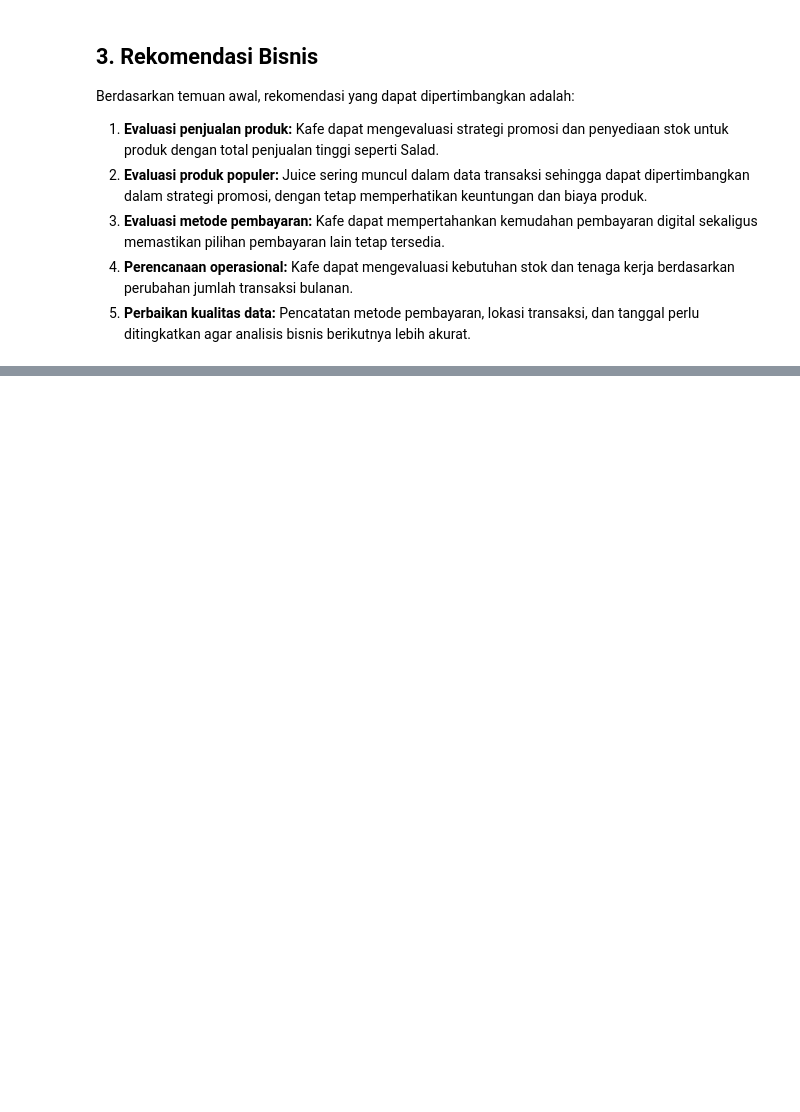
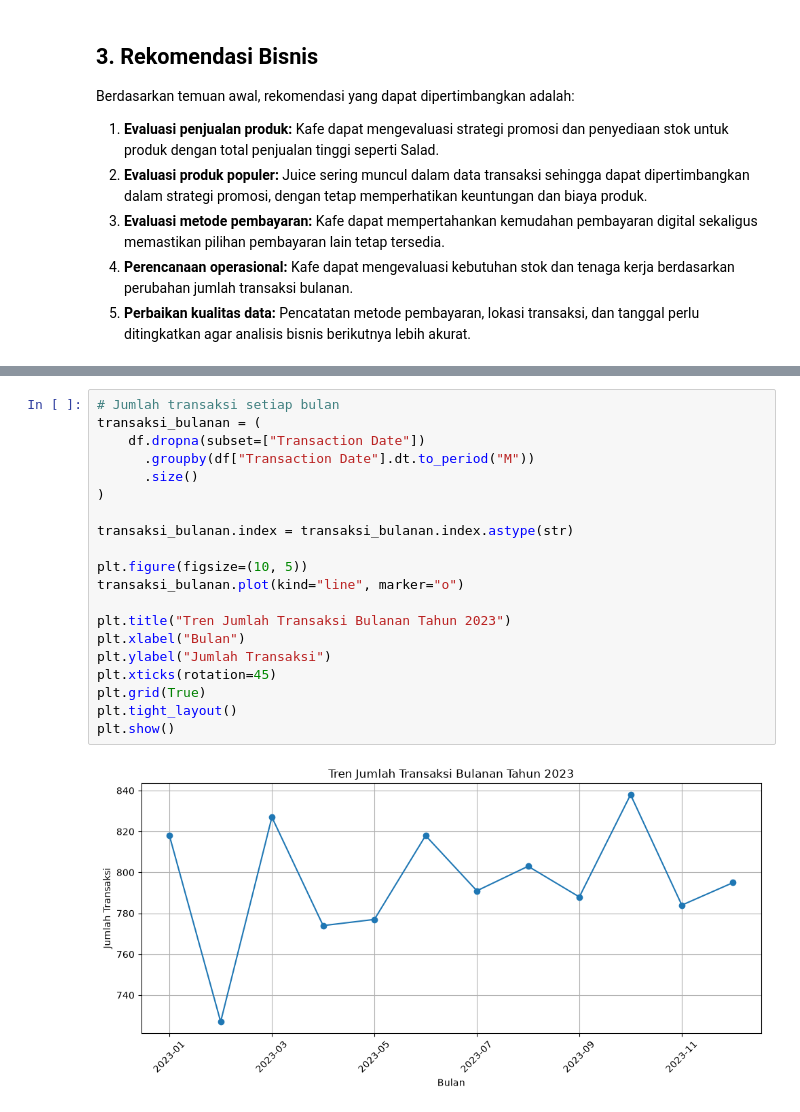
Before and after one commit to takeacigs/cafe-sales-data-analysis, a Jupyter notebook: notebooks/04_business_insights.ipynb, the cells around one changed output, grey strips where cells are left out. Saved outputs shown, nothing was run; the diff lists cells and outputs as text; blank space fills up the shorter version.

```diff
--- a/notebooks/04_business_insights.ipynb
+++ b/notebooks/04_business_insights.ipynb
@@ -62,0 +83,22 @@ Berdasarkan temuan awal, rekomendasi yang dapat dipertimbangkan adalah:
+# %%
+# Jumlah transaksi setiap bulan
+transaksi_bulanan = (
+    df.dropna(subset=["Transaction Date"])
+      .groupby(df["Transaction Date"].dt.to_period("M"))
+      .size()
+)
+
+transaksi_bulanan.index = transaksi_bulanan.index.astype(str)
+
+plt.figure(figsize=(10, 5))
+transaksi_bulanan.plot(kind="line", marker="o")
+
+plt.title("Tren Jumlah Transaksi Bulanan Tahun 2023")
+plt.xlabel("Bulan")
+plt.ylabel("Jumlah Transaksi")
+plt.xticks(rotation=45)
+plt.grid(True)
+plt.tight_layout()
+plt.show()
+# %% [output]
+[figure, added]
```
Also changed, not shown: parts of 2 cells of this notebook.
